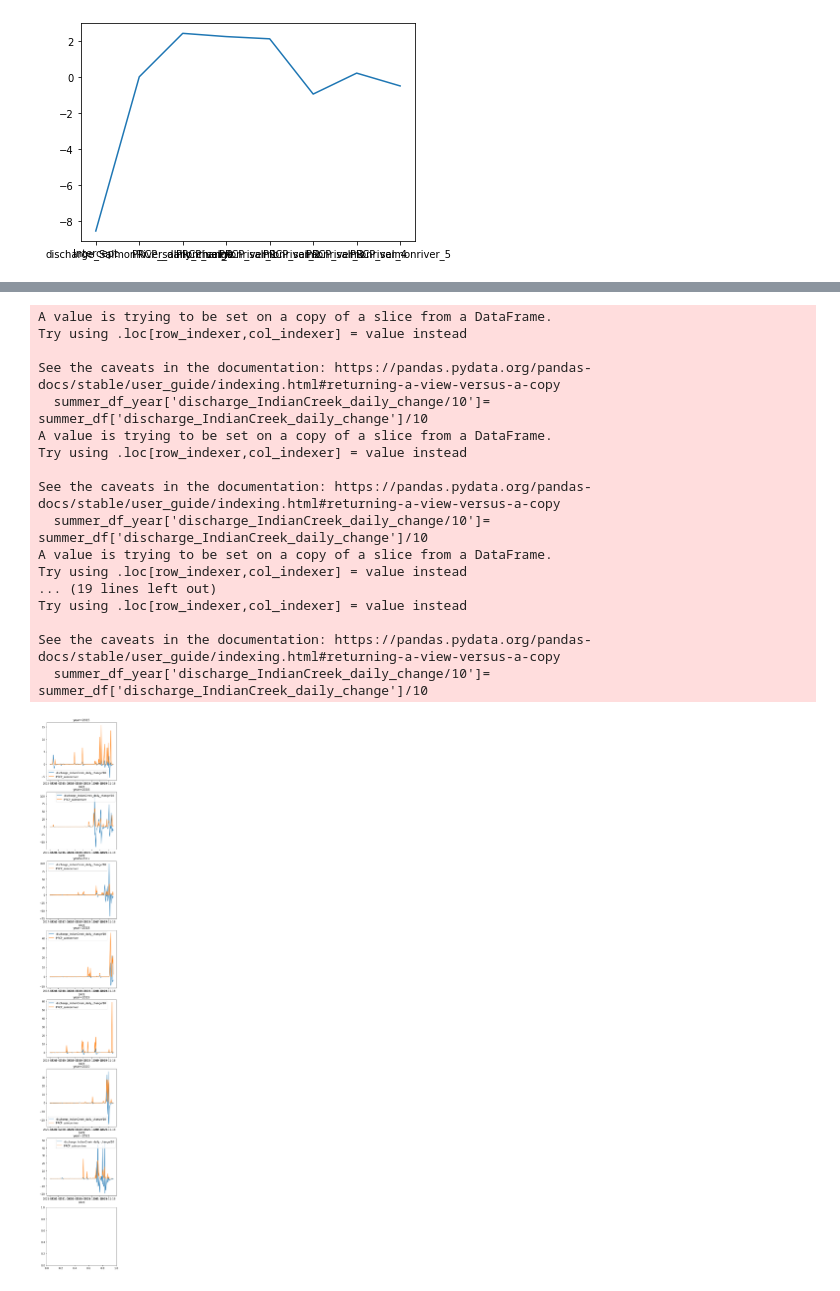
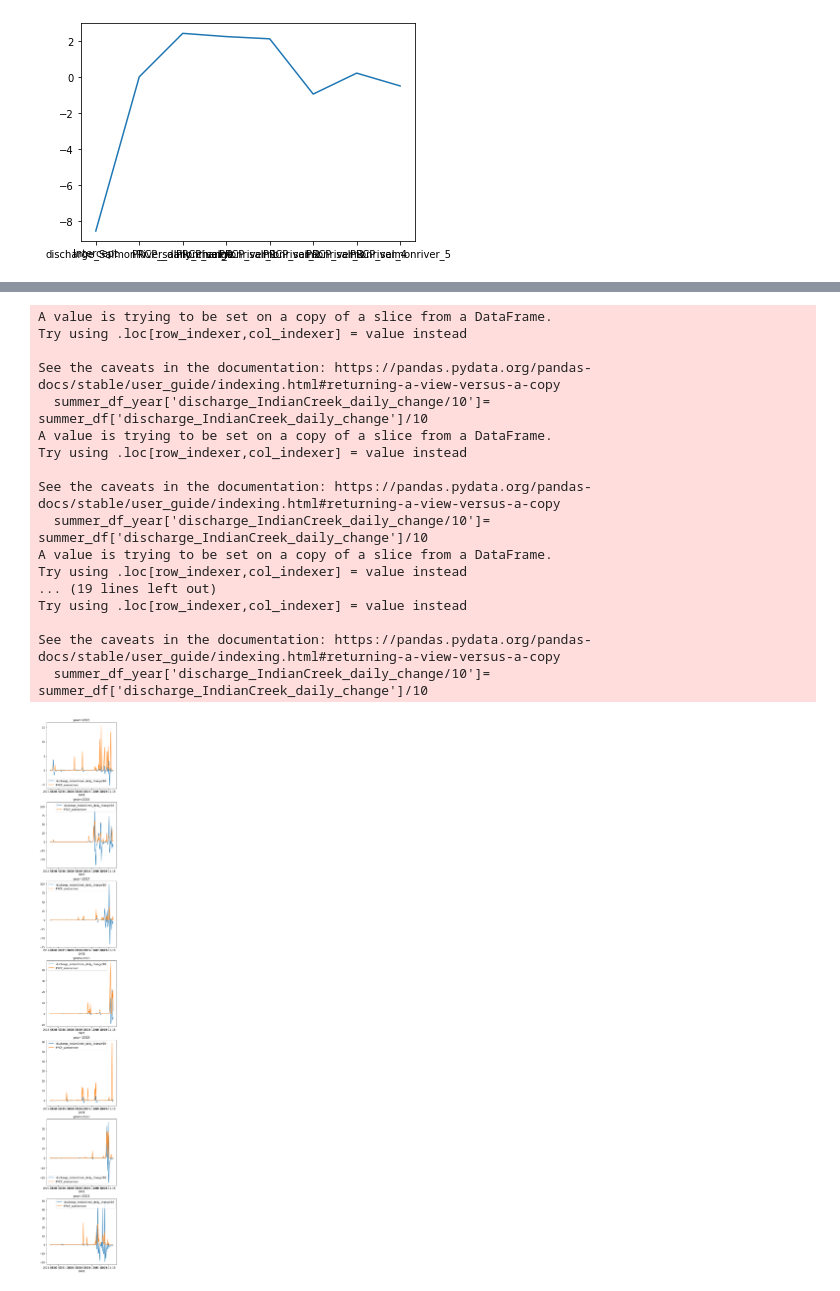
Before and after one commit to UW-GDA/SlaterFireHydrology, a Jupyter notebook: code/Analysis/Analysis.ipynb, the cells around one changed output, grey strips where cells are left out. Saved outputs shown, nothing was run; the diff lists cells and outputs as text; code cells hidden in the pictures.

```diff
--- a/code/Analysis/Analysis.ipynb
+++ b/code/Analysis/Analysis.ipynb
@@ -425,28 +426,28 @@ See the caveats in the documentation: https://pandas.pydata.org/pandas-docs/stab
 # %%
-fig, ax = plt.subplots(8,1, figsize=(5,40))
+fig, ax = plt.subplots(7,1, figsize=(5,40))
 for i in range(7):
     year=2015+i
     summer_df_year = summer_df[summer_df['year']==year]
     summer_df_year['discharge_IndianCreek_daily_change/10']= summer_df['discharge_IndianCreek_daily_change']/10
     summer_df_year.plot(x='DATE', y=['discharge_IndianCreek_daily_change/10','PRCP_salmonriver'], ax=ax[i])
     ax[i].set_title('year=' + str(year))
 #ax.plot(df['DATE'], df['PRCP'])
 # %% [output]
 A value is trying to be set on a copy of a slice from a DataFrame.
 Try using .loc[row_indexer,col_indexer] = value instead
 
 See the caveats in the documentation: https://pandas.pydata.org/pandas-docs/stable/user_guide/indexing.html#returning-a-view-versus-a-copy
   summer_df_year['discharge_IndianCreek_daily_change/10']= summer_df['discharge_IndianCreek_daily_change']/10
 A value is trying to be set on a copy of a slice from a DataFrame.
 Try using .loc[row_indexer,col_indexer] = value instead
 
 See the caveats in the documentation: https://pandas.pydata.org/pandas-docs/stable/user_guide/indexing.html#returning-a-view-versus-a-copy
   summer_df_year['discharge_IndianCreek_daily_change/10']= summer_df['discharge_IndianCreek_daily_change']/10
 A value is trying to be set on a copy of a slice from a DataFrame.
 Try using .loc[row_indexer,col_indexer] = value instead
 ... (19 lines left out)
 Try using .loc[row_indexer,col_indexer] = value instead
 
 See the caveats in the documentation: https://pandas.pydata.org/pandas-docs/stable/user_guide/indexing.html#returning-a-view-versus-a-copy
   summer_df_year['discharge_IndianCreek_daily_change/10']= summer_df['discharge_IndianCreek_daily_change']/10
-[figure, old version]
+[figure, new version]
```
Also changed, not shown: parts of 4 cells of this notebook, 5 other files.
